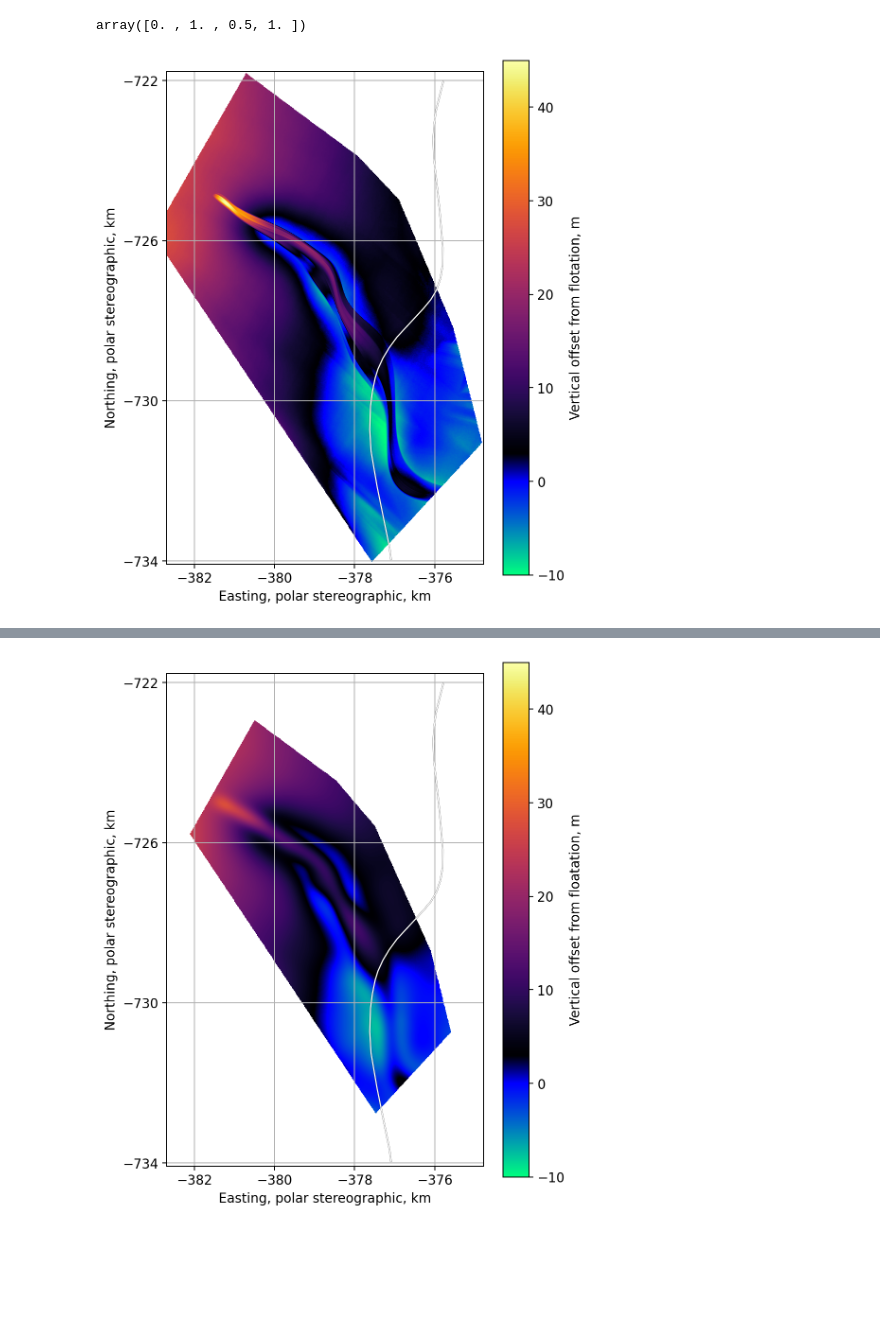
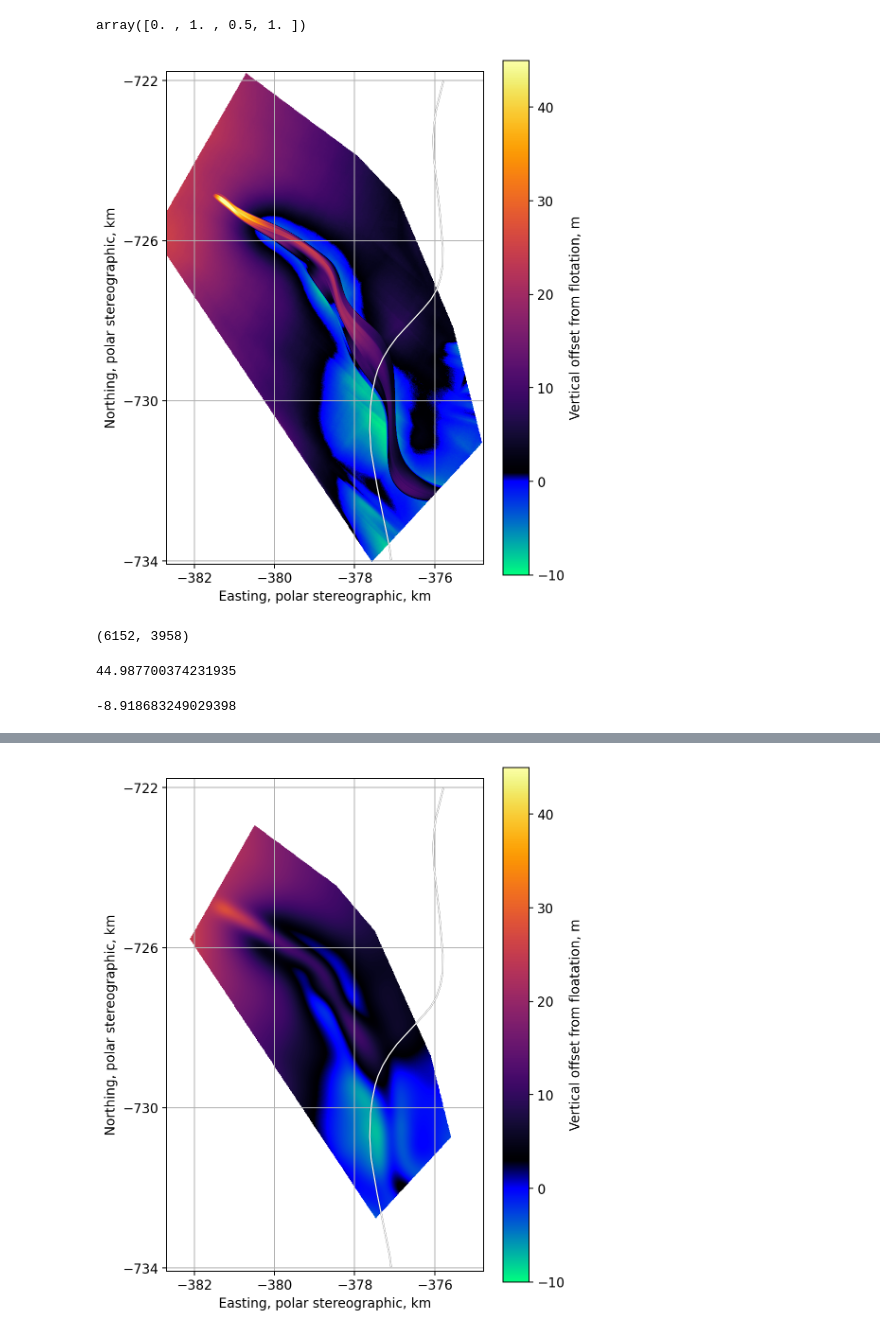
Before and after one commit to arrran/PhD_data_chapter, a Jupyter notebook: Jupyter/PLOTS/data_paper/18_where_float.ipynb, the cells around one changed output, grey strips where cells are left out. Cells and saved outputs as stored; diff of their text form; code cells hidden in the pictures; blank space fills up the shorter version.

```diff
--- a/Jupyter/PLOTS/data_paper/18_where_float.ipynb
+++ b/Jupyter/PLOTS/data_paper/18_where_float.ipynb
@@ -37,4 +38,6 @@ extent_l2l = np.load(direc +'extent.npy')
 REMA_surf = np.load(direc +'REMA_surf.npy')
 # %%
 # from DATA/Jupyter/RADAR/RADAR_MAP/44_where_float.ipynb
-sea_level_below_surf = np.load('/Users/home/whitefar/DATA/FIELD_ANT_19/POST_FIELD/RADAR_MAP/sea_level_below_surf_corrected.npy')
+vertical_offset_from_floatation = np.load('/Users/home/whitefar/DATA/FIELD_ANT_19/POST_FIELD/RADAR_MAP/vertical_offset_from_floatation.npy')
+# OLD ONE
+# sea_level_below_surf = np.load('/Users/home/whitefar/DATA/FIELD_ANT_19/POST_FIELD/RADAR_MAP/sea_level_below_surf_corrected.npy')
@@ -109,7 +117,7 @@ from matplotlib.colors import ListedColormap, LinearSegmentedColormap
 winter = cm.get_cmap('winter_r', 100)
 winter_arr = winter(np.linspace(0, 1, 100))
 
-N=30
+N=10
 
 inferno = cm.get_cmap('inferno', 450-N)
 inferno_arr = inferno(np.linspace(0, 1, 450-N))
@@ -168,33 +189,33 @@ plt.figure( dpi=180,figsize=(6,8))
 
 plt.rcParams.update({'font.size': 11})
 
-plt.imshow(atfloat_sea_level_from_geoid,extent=np.array(extent_l2l/1000),cmap=newcmp,vmin=-10,vmax=45)
+plt.imshow(vertical_offset_from_floatation,extent=np.array(extent_l2l/1000),cmap=newcmp,vmin=-10,vmax=45)
 
 plt.plot(gl[:,0]/1000,gl[:,1]/1000,'k-',label='grounding line',linewidth=1.2)
 plt.plot(gl[:,0]/1000,gl[:,1]/1000,'w-',label='grounding line',linewidth=1)
 
 # plt.annotate( 'A',(-381.3, -725.1))
 
 plt.xlim([xmin/1000,xmax/1000])
 
 plt.ylim([ymin/1000,ymax/1000])
 
 cb3 = plt.colorbar()
 cb3.set_label('Vertical offset from flotation, m')
 # cb3.set_ticks(np.round(np.linspace(-350,-700,5)/5)*5)
 plt.xlim([xmin/1000,xmax/1000])
 
 plt.ylim([ymin/1000,ymax/1000])
 
 plt.xticks(xticks)
 plt.yticks(yticks)
 plt.xlabel('Easting, polar stereographic, km')
 plt.ylabel('Northing, polar stereographic, km')
 
 plt.grid()
 
 plt.savefig('/Users/home/whitefar/ASSIGNMENTS-PUBLICATIONS-TALKS/channel_data_writeup/PLOTS/where_float.png')
 
 plt.show()
 # %% [output]
-[figure, old version]
+[figure, new version]
@@ -200,0 +225,4 @@ plt.show()
+# %%
+xv_REMA.shape
+# %% [output]
+(6152, 3958)
@@ -200,0 +232,8 @@ plt.show()
+# %%
+np.nanmax(vertical_offset_from_floatation_smoo)
+# %% [output]
+44.987700374231935
+# %%
+np.nanmin(vertical_offset_from_floatation_smoo)
+# %% [output]
+-8.918683249029398
```
Also changed, not shown: parts of 9 cells of this notebook, 11 other files.
